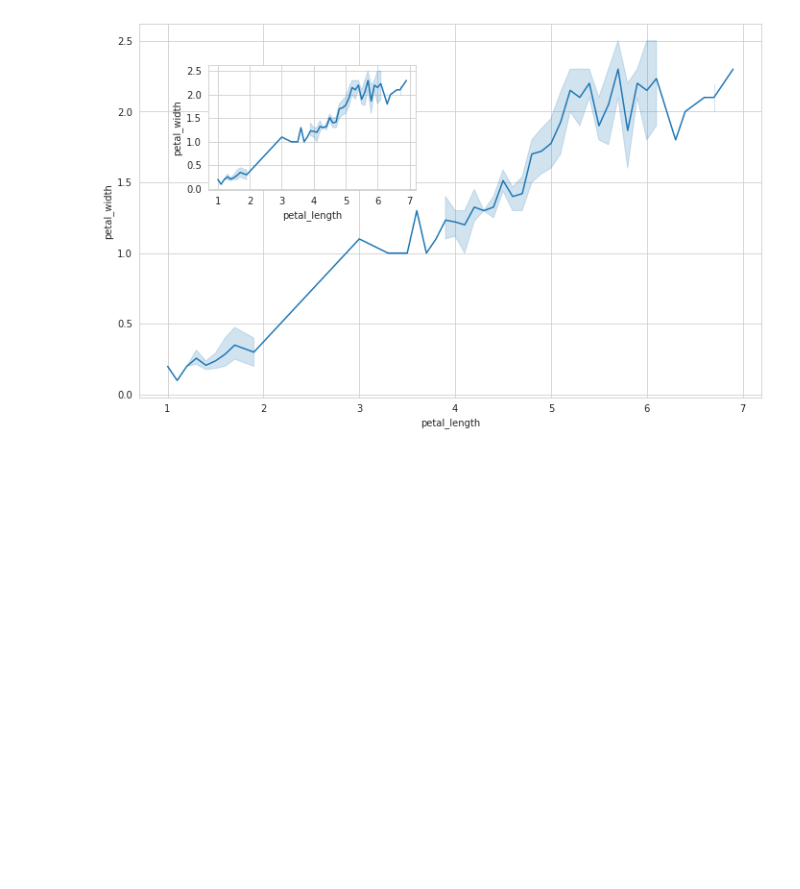
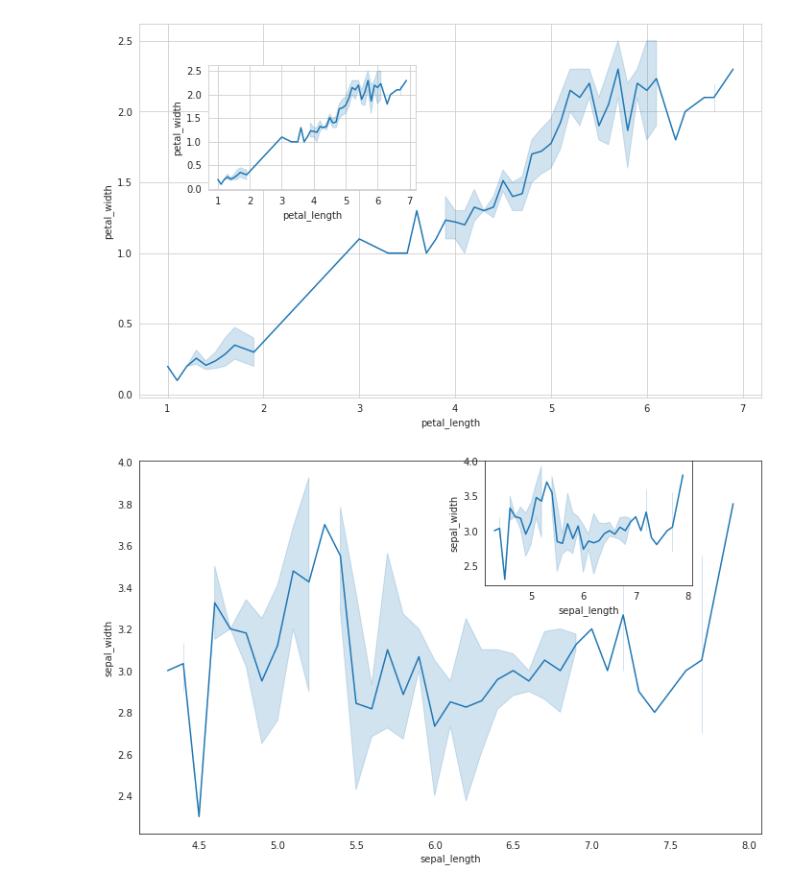
Before and after one commit to Manojgharge07/DataScience-Mentorship-Python-Basic, a Jupyter notebook: Python_Basic_20_seaborn_matplotlib.ipynb, the cells around one changed output. Cells and saved outputs as stored; diff of their text form; code cells hidden in the pictures; blank space fills up the shorter version.

```diff
--- a/Python_Basic_20_seaborn_matplotlib.ipynb
+++ b/Python_Basic_20_seaborn_matplotlib.ipynb
@@ -330,3 +330,32 @@ graph()
 plt.show()
 # %% [output]
 [figure]
+# %%
+#Multiple no of graph
+#Import packages
+import seaborn as sns
+import matplotlib.pyplot as plt
+
+#Loading Data set
+df = sns.load_dataset("iris")
+sns.set_style("white")
+
+def graph():
+  sns.lineplot(x="sepal_length", y="sepal_width", data=df)
+  def graph2():
+    sns.lineplot(x="sepal_length", y="sepal_width", data=verginica)
+
+fig =plt.figure(figsize= (10,6))
+
+
+ax1= fig.add_axes([0.4,0.3,0.9,0.9])
+
+graph()
+
+ax2= fig.add_axes([0.9,0.9,0.3,0.3])
+
+graph()
+
+plt.show()
+# %% [output]
+[figure, added]
```
Also changed, not shown: parts of 37 cells of this notebook.
